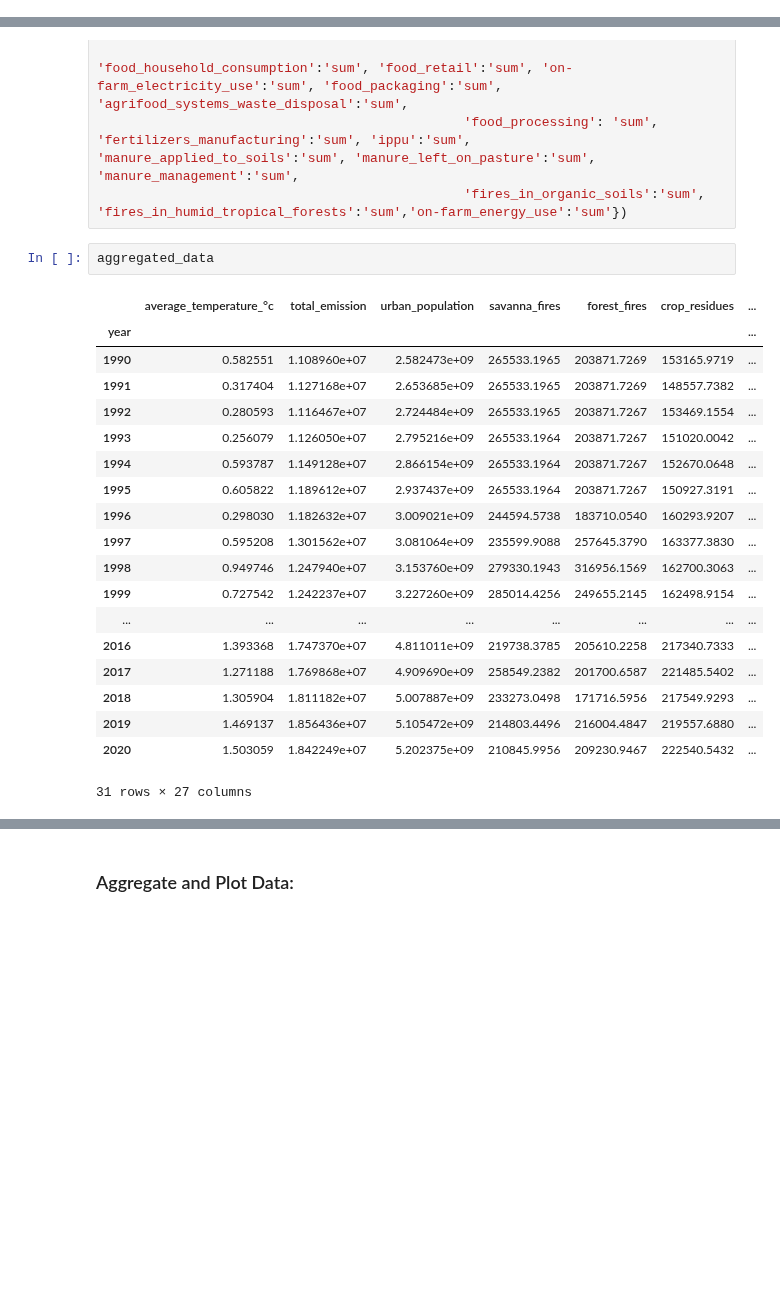
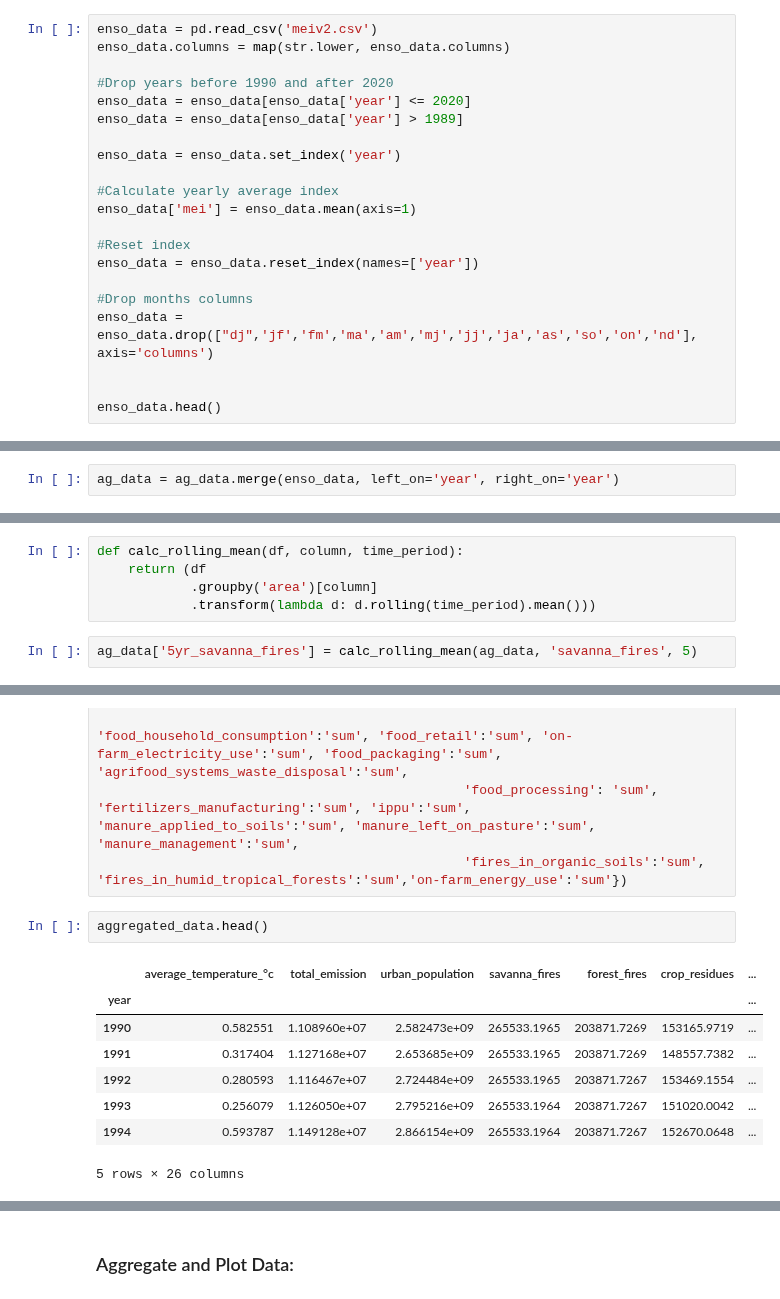
Before and after one commit to fayesimone/agriculture_emissions_prediction, a Jupyter notebook: EDA.ipynb, the cells around one changed output, grey strips where cells are left out. Drawn from its saved outputs; the diff is of its cells as text; blank space fills up the shorter version.

Commit message:
clean dataset & add ENSO data

```diff
--- a/EDA.ipynb
+++ b/EDA.ipynb
@@ -33,0 +117,21 @@ ag_data.head()
+# %%
+enso_data = pd.read_csv('meiv2.csv')
+enso_data.columns = map(str.lower, enso_data.columns)
+
+#Drop years before 1990 and after 2020
+enso_data = enso_data[enso_data['year'] <= 2020]
+enso_data = enso_data[enso_data['year'] > 1989]
+
+enso_data = enso_data.set_index('year')
+
+#Calculate yearly average index
+enso_data['mei'] = enso_data.mean(axis=1)
+
+#Reset index
+enso_data = enso_data.reset_index(names=['year'])
+
+#Drop months columns
+enso_data = enso_data.drop(["dj",'jf','fm','ma','am','mj','jj','ja','as','so','on','nd'], axis='columns')
+
+
+enso_data.head()
@@ -33,0 +156,2 @@ ag_data.head()
+# %%
+ag_data = ag_data.merge(enso_data, left_on='year', right_on='year')
@@ -33,0 +200,7 @@ ag_data.head()
+# %%
+def calc_rolling_mean(df, column, time_period):
+    return (df
+            .groupby('area')[column]
+            .transform(lambda d: d.rolling(time_period).mean()))
+# %%
+ag_data['5yr_savanna_fires'] = calc_rolling_mean(ag_data, 'savanna_fires', 5)
@@ -103,27 +328,16 @@ aggregated_data = ag_data.groupby("year").agg({"average_temperature_°c": "mean"
                                                'food_processing': 'sum', 'fertilizers_manufacturing':'sum', 'ippu':'sum', 'manure_applied_to_soils':'sum', 'manure_left_on_pasture':'sum', 'manure_management':'sum',
                                                'fires_in_organic_soils':'sum', 'fires_in_humid_tropical_forests':'sum','on-farm_energy_use':'sum'})
 # %%
-aggregated_data
+aggregated_data.head()
 # %% [output]
 |  | average_temperature_°c | total_emission | urban_population | savanna_fires | forest_fires | crop_residues | ... |
 | year |  |  |  |  |  |  | ... |
 | 1990 | 0.582551 | 1.108960e+07 | 2.582473e+09 | 265533.1965 | 203871.7269 | 153165.9719 | ... |
 | 1991 | 0.317404 | 1.127168e+07 | 2.653685e+09 | 265533.1965 | 203871.7269 | 148557.7382 | ... |
 | 1992 | 0.280593 | 1.116467e+07 | 2.724484e+09 | 265533.1965 | 203871.7267 | 153469.1554 | ... |
 | 1993 | 0.256079 | 1.126050e+07 | 2.795216e+09 | 265533.1964 | 203871.7267 | 151020.0042 | ... |
 | 1994 | 0.593787 | 1.149128e+07 | 2.866154e+09 | 265533.1964 | 203871.7267 | 152670.0648 | ... |
-| 1995 | 0.605822 | 1.189612e+07 | 2.937437e+09 | 265533.1964 | 203871.7267 | 150927.3191 | ... |
-| 1996 | 0.298030 | 1.182632e+07 | 3.009021e+09 | 244594.5738 | 183710.0540 | 160293.9207 | ... |
-| 1997 | 0.595208 | 1.301562e+07 | 3.081064e+09 | 235599.9088 | 257645.3790 | 163377.3830 | ... |
-| 1998 | 0.949746 | 1.247940e+07 | 3.153760e+09 | 279330.1943 | 316956.1569 | 162700.3063 | ... |
-| 1999 | 0.727542 | 1.242237e+07 | 3.227260e+09 | 285014.4256 | 249655.2145 | 162498.9154 | ... |
-| ... | ... | ... | ... | ... | ... | ... | ... |
-| 2016 | 1.393368 | 1.747370e+07 | 4.811011e+09 | 219738.3785 | 205610.2258 | 217340.7333 | ... |
-| 2017 | 1.271188 | 1.769868e+07 | 4.909690e+09 | 258549.2382 | 201700.6587 | 221485.5402 | ... |
-| 2018 | 1.305904 | 1.811182e+07 | 5.007887e+09 | 233273.0498 | 171716.5956 | 217549.9293 | ... |
-| 2019 | 1.469137 | 1.856436e+07 | 5.105472e+09 | 214803.4496 | 216004.4847 | 219557.6880 | ... |
-| 2020 | 1.503059 | 1.842249e+07 | 5.202375e+09 | 210845.9956 | 209230.9467 | 222540.5432 | ... |
-31 rows × 27 columns
+5 rows × 26 columns
 # %%
 #find top emitters
 aggregated_data.apply(lambda x: x.mean(), axis=0).sort_values()
```
Also changed, not shown: parts of 29 cells of this notebook.
